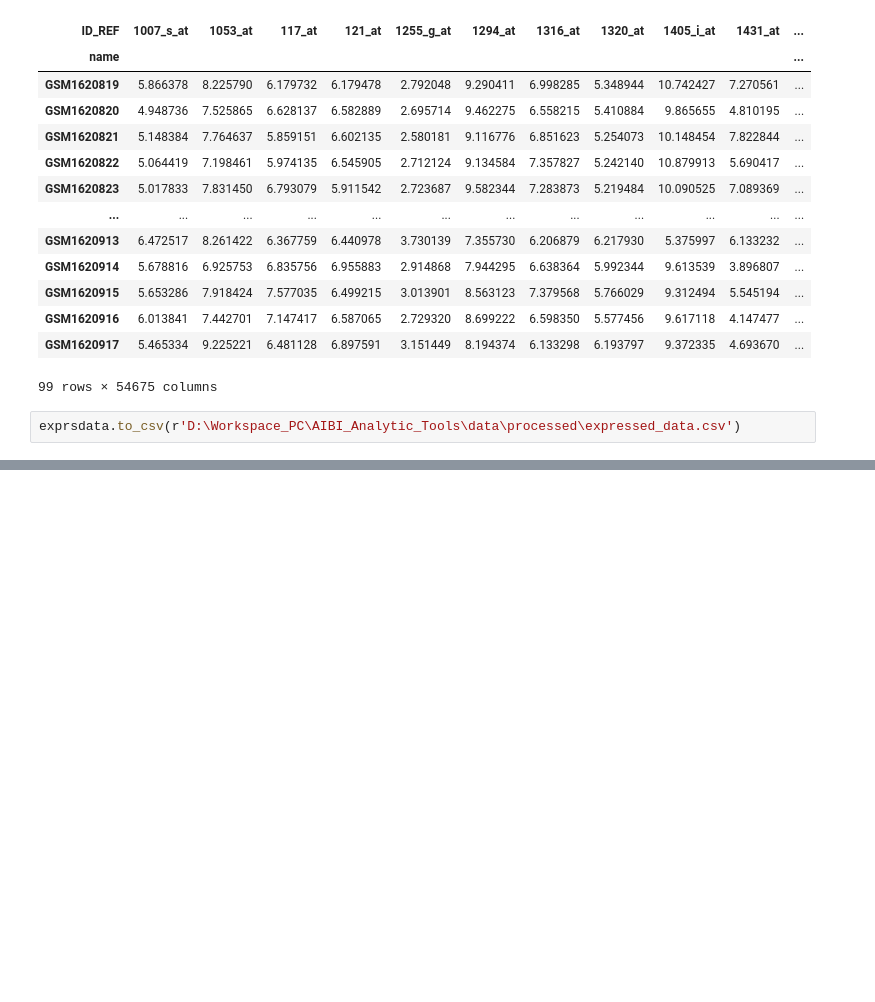
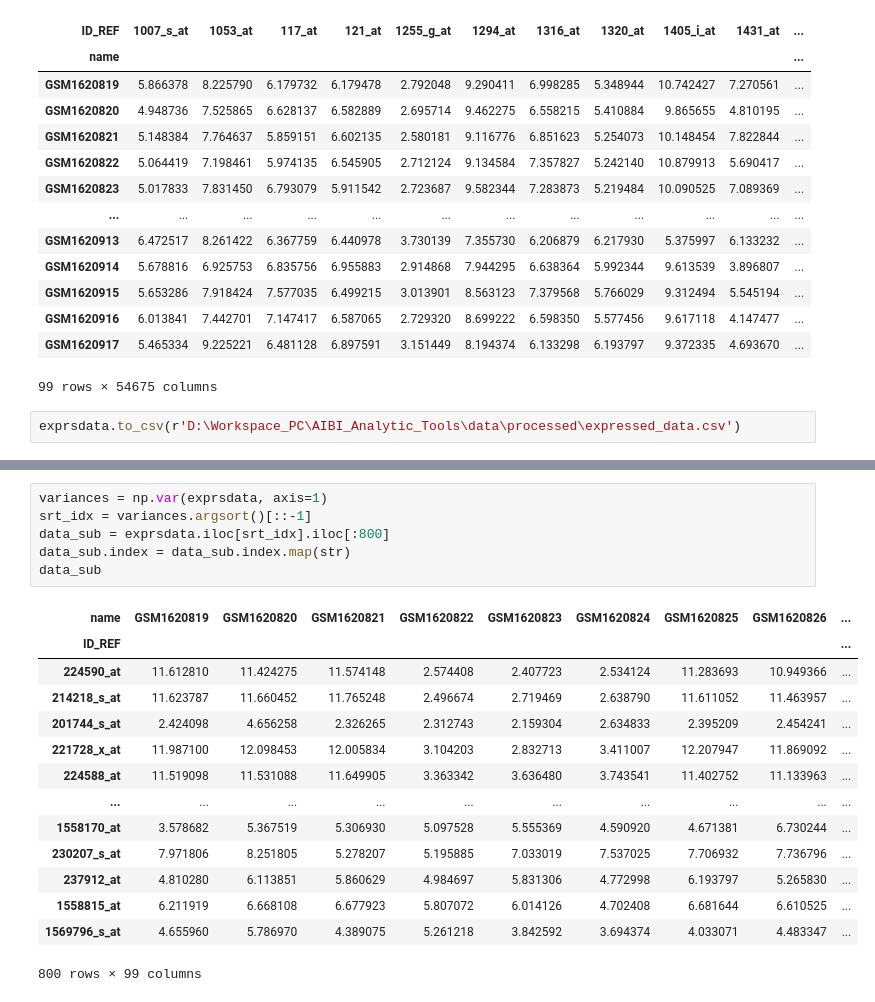
Before and after one commit to surjdev/AIBI_Analytic_tools, a Jupyter notebook: notebooks/implement_github.ipynb, the cells around one changed output, grey strips where cells are left out. Cells and saved outputs as stored; diff of their text form; blank space fills up the shorter version.

```diff
--- a/notebooks/implement_github.ipynb
+++ b/notebooks/implement_github.ipynb
@@ -167,0 +314,21 @@ exprsdata.to_csv(r'D:\Workspace_PC\AIBI_Analytic_Tools\data\processed\expressed_
+# %%
+variances = np.var(exprsdata, axis=1)
+srt_idx = variances.argsort()[::-1]
+data_sub = exprsdata.iloc[srt_idx].iloc[:800]
+data_sub.index = data_sub.index.map(str)
+data_sub
+# %% [output]
+| name | GSM1620819 | GSM1620820 | GSM1620821 | GSM1620822 | GSM1620823 | GSM1620824 | GSM1620825 | GSM1620826 | ... |
+| ID_REF |  |  |  |  |  |  |  |  | ... |
+| 224590_at | 11.612810 | 11.424275 | 11.574148 | 2.574408 | 2.407723 | 2.534124 | 11.283693 | 10.949366 | ... |
+| 214218_s_at | 11.623787 | 11.660452 | 11.765248 | 2.496674 | 2.719469 | 2.638790 | 11.611052 | 11.463957 | ... |
+| 201744_s_at | 2.424098 | 4.656258 | 2.326265 | 2.312743 | 2.159304 | 2.634833 | 2.395209 | 2.454241 | ... |
+| 221728_x_at | 11.987100 | 12.098453 | 12.005834 | 3.104203 | 2.832713 | 3.411007 | 12.207947 | 11.869092 | ... |
+| 224588_at | 11.519098 | 11.531088 | 11.649905 | 3.363342 | 3.636480 | 3.743541 | 11.402752 | 11.133963 | ... |
+| ... | ... | ... | ... | ... | ... | ... | ... | ... | ... |
+| 1558170_at | 3.578682 | 5.367519 | 5.306930 | 5.097528 | 5.555369 | 4.590920 | 4.671381 | 6.730244 | ... |
+| 230207_s_at | 7.971806 | 8.251805 | 5.278207 | 5.195885 | 7.033019 | 7.537025 | 7.706932 | 7.736796 | ... |
+| 237912_at | 4.810280 | 6.113851 | 5.860629 | 4.984697 | 5.831306 | 4.772998 | 6.193797 | 5.265830 | ... |
+| 1558815_at | 6.211919 | 6.668108 | 6.677923 | 5.807072 | 6.014126 | 4.702408 | 6.681644 | 6.610525 | ... |
+| 1569796_s_at | 4.655960 | 5.786970 | 4.389075 | 5.261218 | 3.842592 | 3.694374 | 4.033071 | 4.483347 | ... |
+800 rows × 99 columns
```
Also changed, not shown: parts of 21 cells of this notebook, 3 other files.
